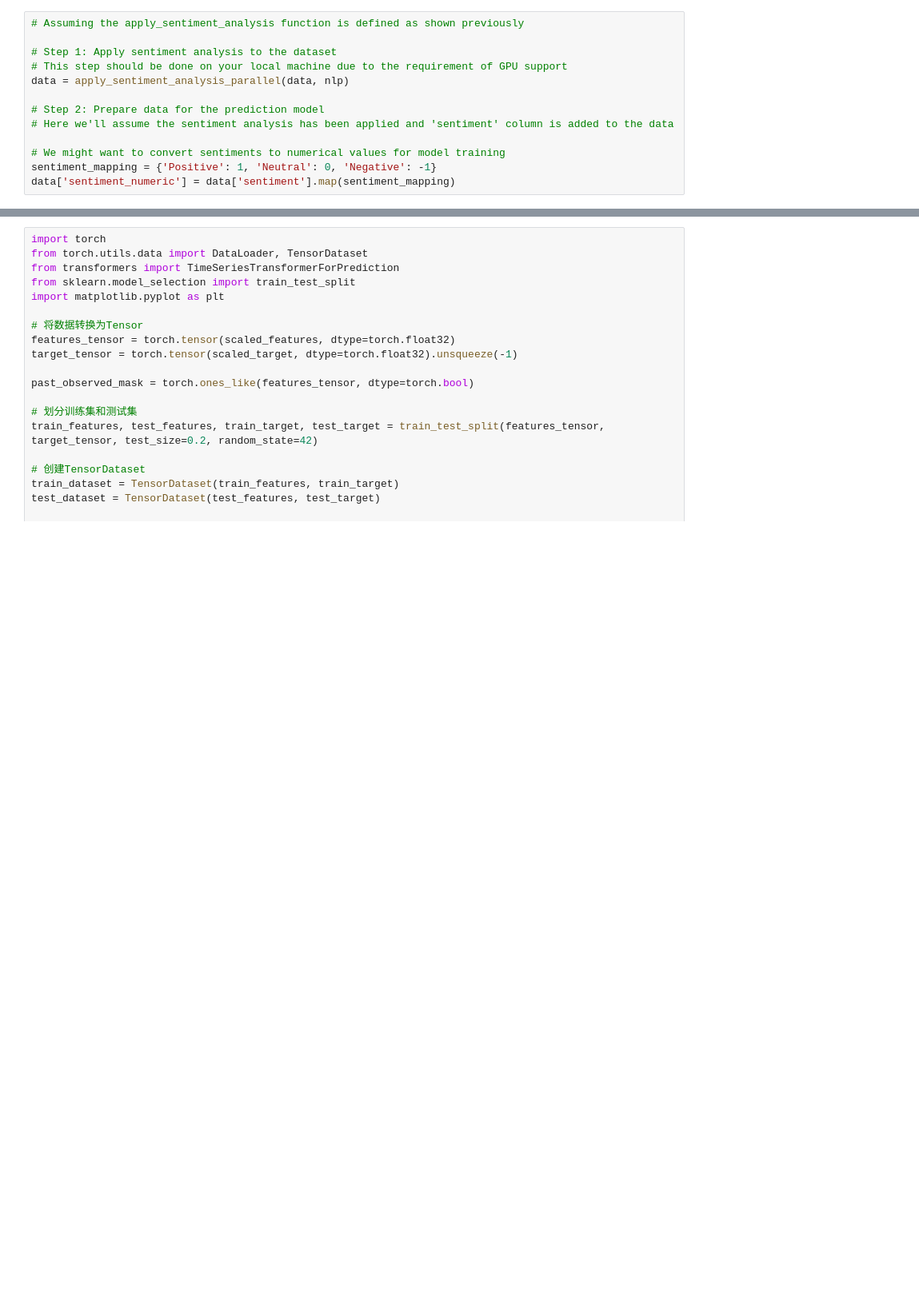
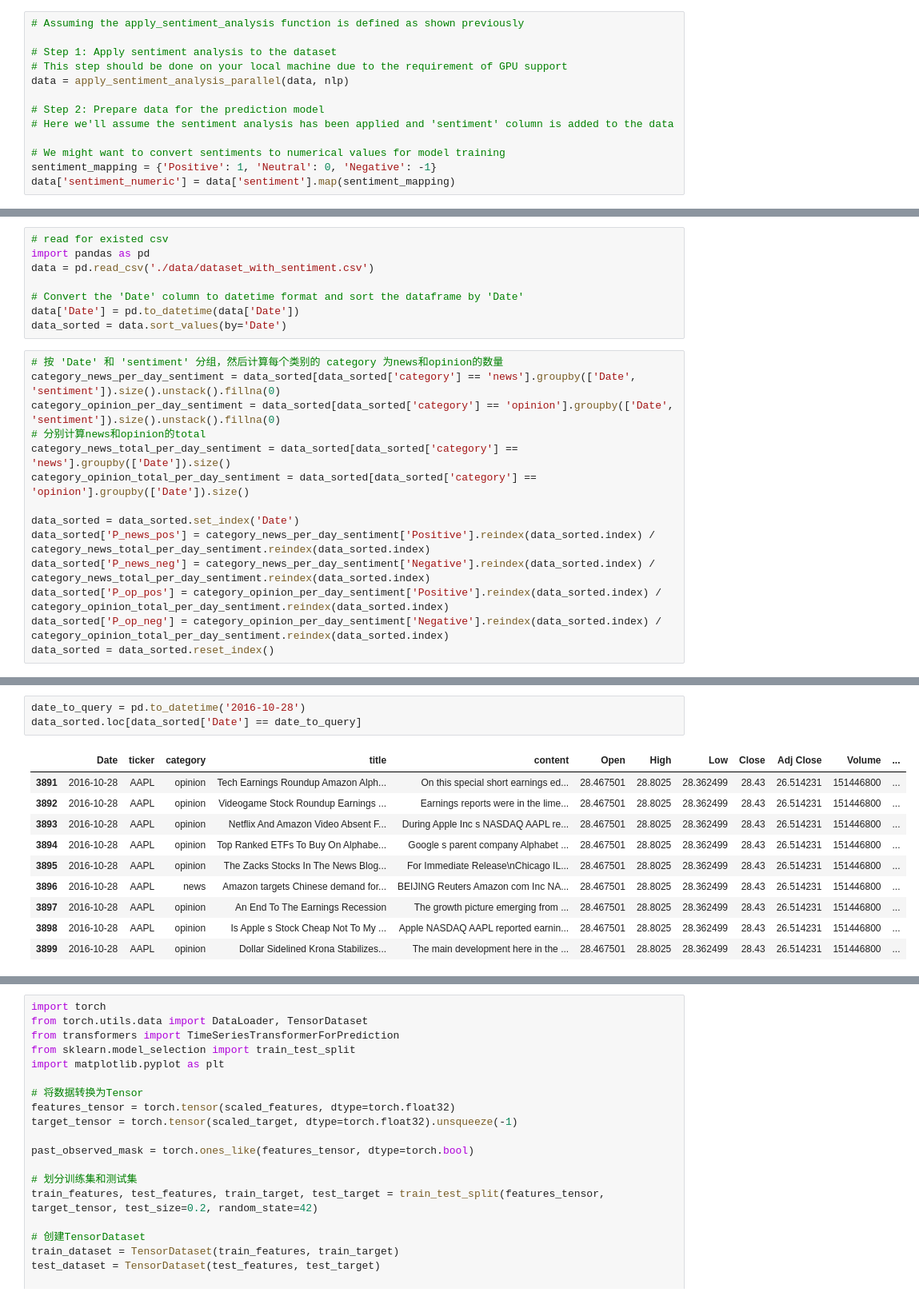
Before and after one commit to SiruiHe/Sentiment-to-Stocks, a Jupyter notebook: code.ipynb, the cells around one changed output, grey strips where cells are left out. Shown at 80% size. Saved outputs shown, nothing was run; the diff lists cells and outputs as text; blank space fills up the shorter version.

Commit message:
Finished (for now) sentiment analyzing and data cleaning part

```diff
--- a/code.ipynb
+++ b/code.ipynb
@@ -265 +164,23 @@ Positive   41.597315  58.402685
+# %%
+# read for existed csv
+import pandas as pd
+data = pd.read_csv('./data/dataset_with_sentiment.csv')
+
+# Convert the 'Date' column to datetime format and sort the dataframe by 'Date'
+data['Date'] = pd.to_datetime(data['Date'])
+data_sorted = data.sort_values(by='Date')
+# %%
+# 按 'Date' 和 'sentiment' 分组，然后计算每个类别的 category 为news和opinion的数量
+category_news_per_day_sentiment = data_sorted[data_sorted['category'] == 'news'].groupby(['Date', 'sentiment']).size().unstack().fillna(0)
+category_opinion_per_day_sentiment = data_sorted[data_sorted['category'] == 'opinion'].groupby(['Date', 'sentiment']).size().unstack().fillna(0)
+# 分别计算news和opinion的total
+category_news_total_per_day_sentiment = data_sorted[data_sorted['category'] == 'news'].groupby(['Date']).size()
+category_opinion_total_per_day_sentiment = data_sorted[data_sorted['category'] == 'opinion'].groupby(['Date']).size()
+
+data_sorted = data_sorted.set_index('Date')
+data_sorted['P_news_pos'] = category_news_per_day_sentiment['Positive'].reindex(data_sorted.index) / category_news_total_per_day_sentiment.reindex(data_sorted.index)
+data_sorted['P_news_neg'] = category_news_per_day_sentiment['Negative'].reindex(data_sorted.index) / category_news_total_per_day_sentiment.reindex(data_sorted.index)
+data_sorted['P_op_pos'] = category_opinion_per_day_sentiment['Positive'].reindex(data_sorted.index) / category_opinion_total_per_day_sentiment.reindex(data_sorted.index)
+data_sorted['P_op_neg'] = category_opinion_per_day_sentiment['Negative'].reindex(data_sorted.index) / category_opinion_total_per_day_sentiment.reindex(data_sorted.index)
+data_sorted = data_sorted.reset_index()
 # %%
@@ -379,0 +217,14 @@ daily_data_merged.tail(20)
+# %%
+date_to_query = pd.to_datetime('2016-10-28')
+data_sorted.loc[data_sorted['Date'] == date_to_query]
+# %% [output]
+|  | Date | ticker | category | title | content | Open | High | Low | Close | Adj Close | Volume | ... |
+| 3891 | 2016-10-28 | AAPL | opinion | Tech Earnings Roundup Amazon Alph... | On this special short earnings ed... | 28.467501 | 28.8025 | 28.362499 | 28.43 | 26.514231 | 151446800 | ... |
+| 3892 | 2016-10-28 | AAPL | opinion | Videogame Stock Roundup Earnings ... | Earnings reports were in the lime... | 28.467501 | 28.8025 | 28.362499 | 28.43 | 26.514231 | 151446800 | ... |
+| 3893 | 2016-10-28 | AAPL | opinion | Netflix And Amazon Video Absent F... | During Apple Inc s NASDAQ AAPL re... | 28.467501 | 28.8025 | 28.362499 | 28.43 | 26.514231 | 151446800 | ... |
+| 3894 | 2016-10-28 | AAPL | opinion | Top Ranked ETFs To Buy On Alphabe... | Google s parent company Alphabet ... | 28.467501 | 28.8025 | 28.362499 | 28.43 | 26.514231 | 151446800 | ... |
+| 3895 | 2016-10-28 | AAPL | opinion | The Zacks Stocks In The News Blog... | For Immediate Release\nChicago IL... | 28.467501 | 28.8025 | 28.362499 | 28.43 | 26.514231 | 151446800 | ... |
+| 3896 | 2016-10-28 | AAPL | news | Amazon targets Chinese demand for... | BEIJING Reuters Amazon com Inc NA... | 28.467501 | 28.8025 | 28.362499 | 28.43 | 26.514231 | 151446800 | ... |
+| 3897 | 2016-10-28 | AAPL | opinion | An End To The Earnings Recession | The growth picture emerging from ... | 28.467501 | 28.8025 | 28.362499 | 28.43 | 26.514231 | 151446800 | ... |
+| 3898 | 2016-10-28 | AAPL | opinion | Is Apple s Stock Cheap Not To My ... | Apple NASDAQ AAPL reported earnin... | 28.467501 | 28.8025 | 28.362499 | 28.43 | 26.514231 | 151446800 | ... |
+| 3899 | 2016-10-28 | AAPL | opinion | Dollar Sidelined Krona Stabilizes... | The main development here in the ... | 28.467501 | 28.8025 | 28.362499 | 28.43 | 26.514231 | 151446800 | ... |
```
Also changed, not shown: parts of 26 cells of this notebook, 2 other files.
